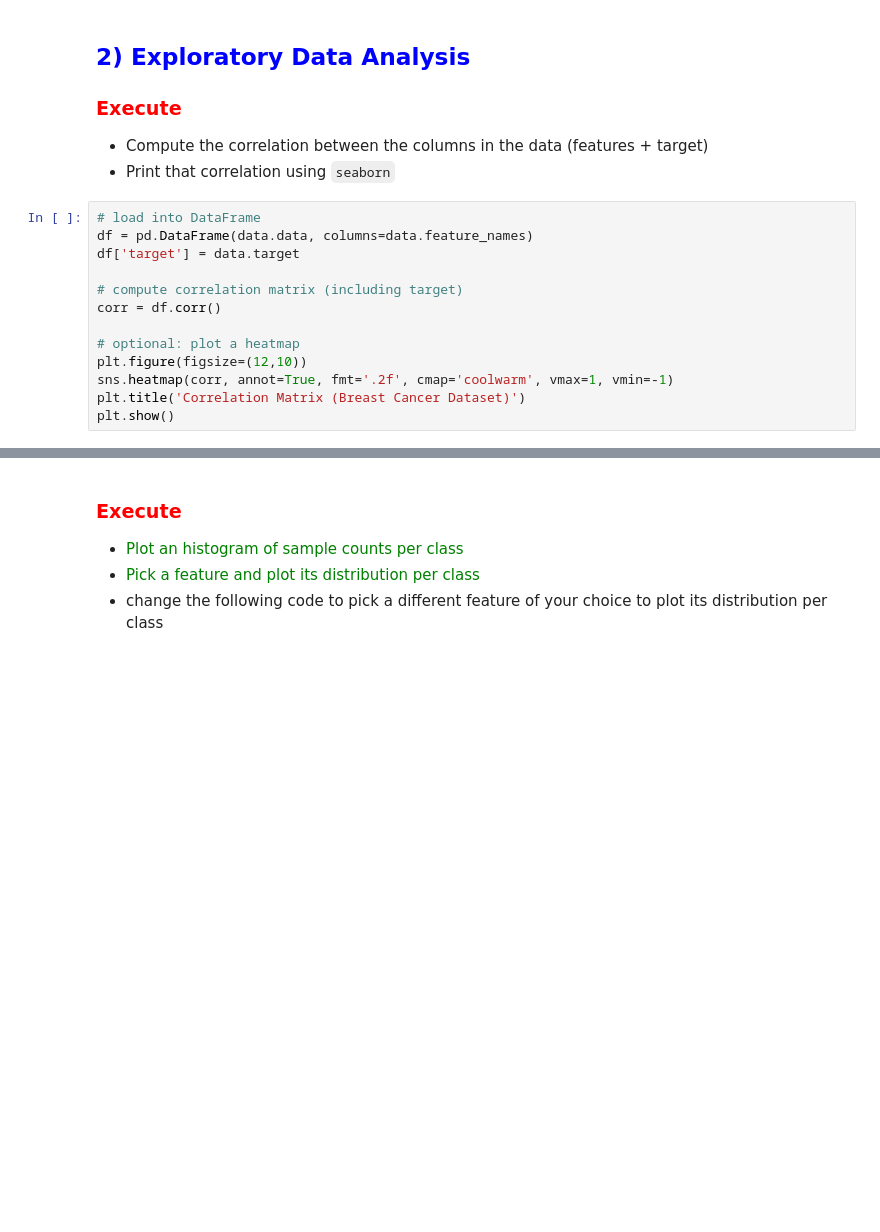
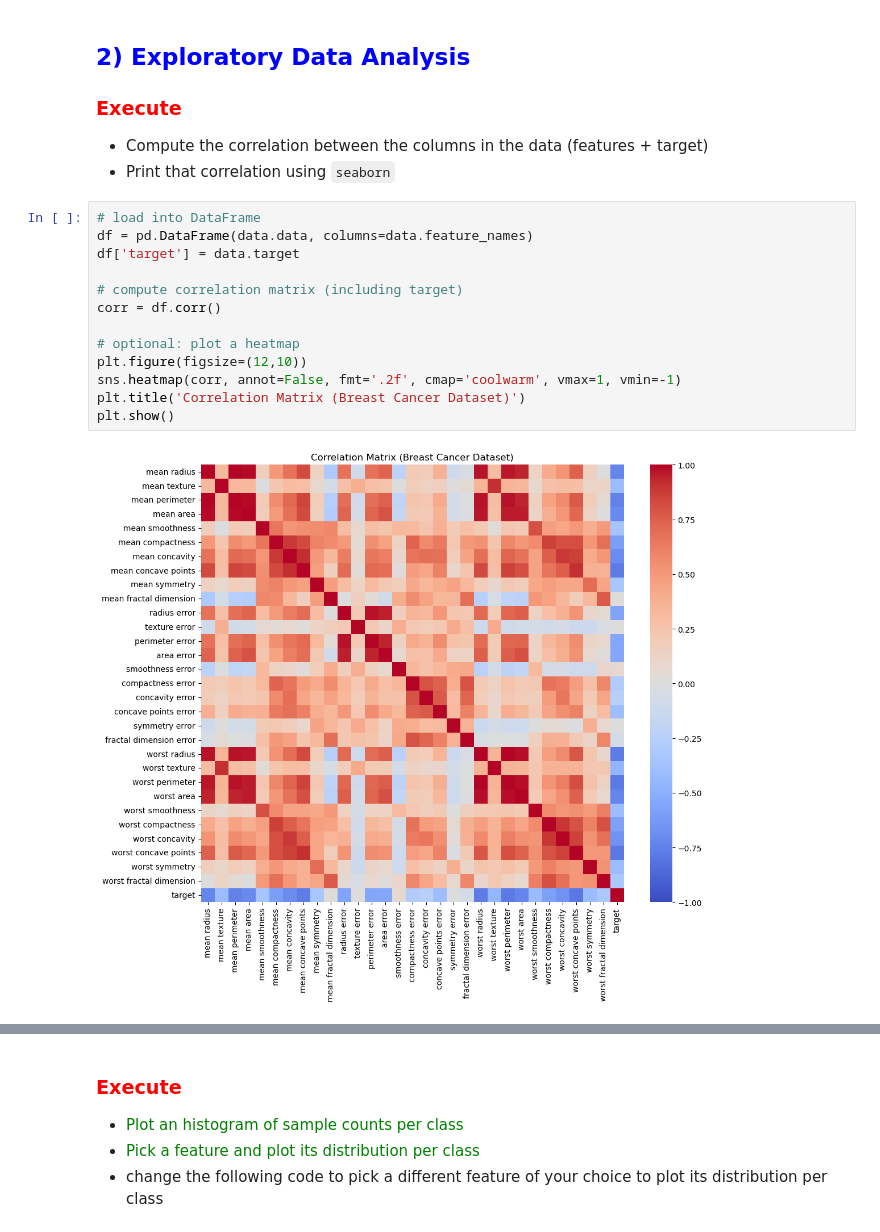
Before and after one commit to saratmoka/MATH5836, a Jupyter notebook: tutorials/tutorial-2-solution-logistic-regression-breast-cancer-dataset.ipynb, the cells around one changed output, grey strips where cells are left out. Drawn from its saved outputs; the diff is of its cells as text; blank space fills up the shorter version.

```diff
--- a/tutorials/tutorial-2-solution-logistic-regression-breast-cancer-dataset.ipynb
+++ b/tutorials/tutorial-2-solution-logistic-regression-breast-cancer-dataset.ipynb
@@ -56,15 +74,17 @@ print("First 5 labels y:\n", y[:5])
 # %%
 # load into DataFrame
 df = pd.DataFrame(data.data, columns=data.feature_names)
 df['target'] = data.target
 
 # compute correlation matrix (including target)
 corr = df.corr()
 
 # optional: plot a heatmap
 plt.figure(figsize=(12,10))
-sns.heatmap(corr, annot=True, fmt='.2f', cmap='coolwarm', vmax=1, vmin=-1)
+sns.heatmap(corr, annot=False, fmt='.2f', cmap='coolwarm', vmax=1, vmin=-1)
 plt.title('Correlation Matrix (Breast Cancer Dataset)')
 plt.show()
+# %% [output]
+[figure, added]
 # %%
 corr
```
Also changed, not shown: parts of 7 cells of this notebook.
